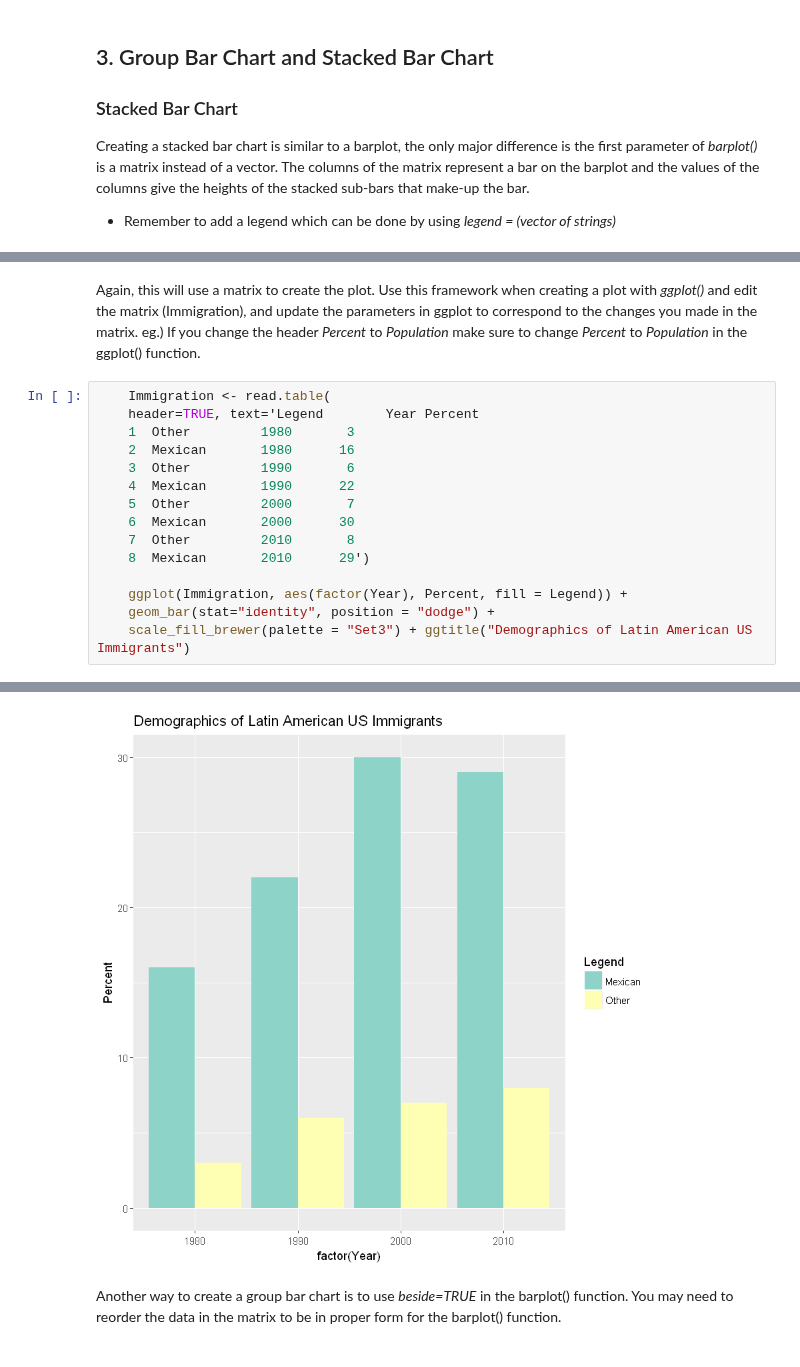
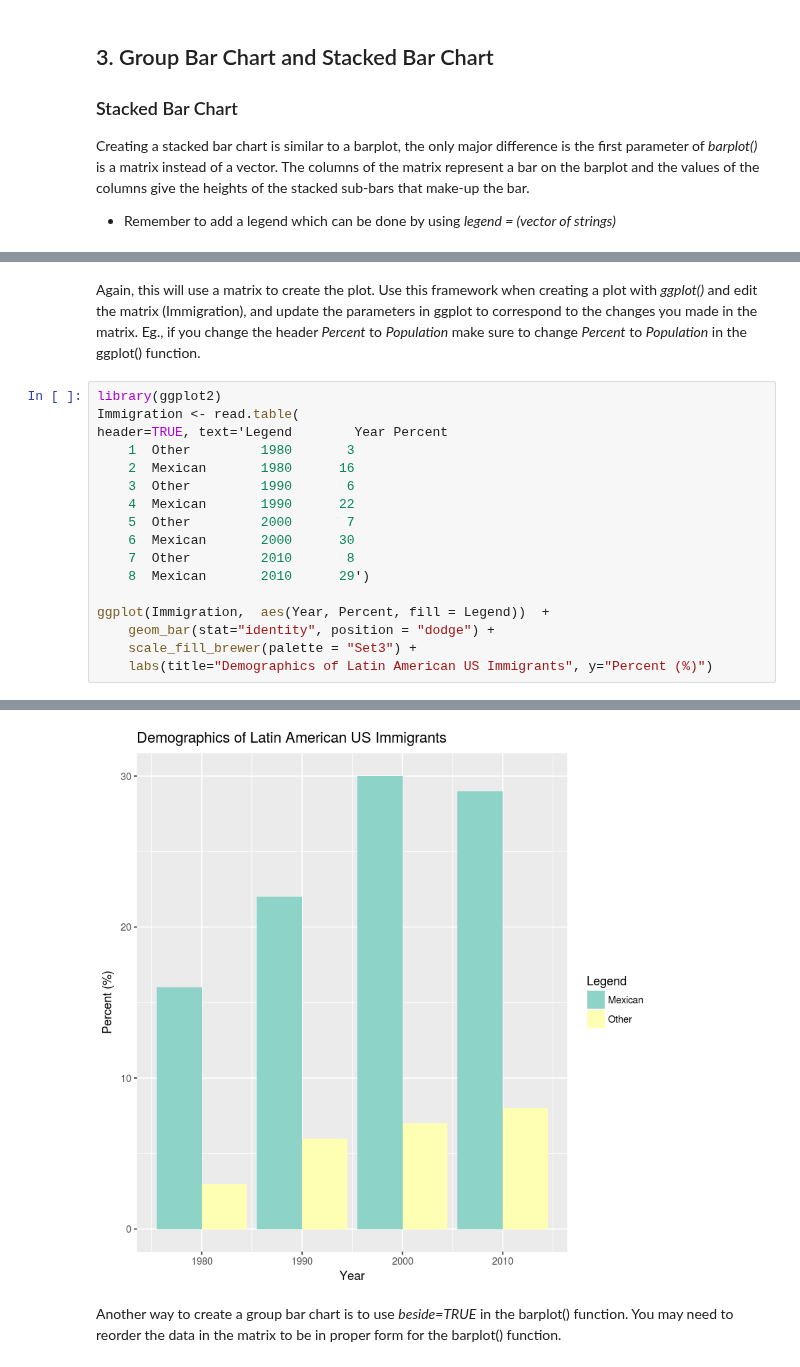
Before and after one commit to comp180/Tutorials, a Jupyter notebook: R/Data Visualization/(R)Data Visualization (Simple Charts).ipynb, the cells around one changed output, grey strips where cells are left out. Saved outputs shown, nothing was run; the diff lists cells and outputs as text.

```diff
--- a/R/Data Visualization/(R)Data Visualization (Simple Charts).ipynb
+++ b/R/Data Visualization/(R)Data Visualization (Simple Charts).ipynb
@@ -100,18 +95,20 @@ The downloaded binary packages are in
 # %% [markdown]
-Again, this will use a matrix to create the plot. Use this framework when creating a plot with *ggplot()* and edit the matrix (Immigration), and update the parameters in ggplot to correspond to the changes you made in the matrix. eg.) If you change the header *Percent* to *Population* make sure to change *Percent* to *Population* in the ggplot() function.
+Again, this will use a matrix to create the plot. Use this framework when creating a plot with *ggplot()* and edit the matrix (Immigration), and update the parameters in ggplot to correspond to the changes you made in the matrix. Eg., if you change the header *Percent* to *Population* make sure to change *Percent* to *Population* in the ggplot() function.
 # %%
-	Immigration <- read.table(
-  	header=TRUE, text='Legend        Year Percent
-  	1  Other         1980       3
-  	2  Mexican       1980      16
-  	3  Other         1990       6
-  	4  Mexican       1990      22
-  	5  Other         2000       7
-  	6  Mexican       2000      30
-  	7  Other         2010       8
-  	8  Mexican       2010      29')
+library(ggplot2)
+Immigration <- read.table(
+header=TRUE, text='Legend        Year Percent
+    1  Other         1980       3
+    2  Mexican       1980      16
+    3  Other         1990       6
+    4  Mexican       1990      22
+    5  Other         2000       7
+    6  Mexican       2000      30
+    7  Other         2010       8
+    8  Mexican       2010      29')
 
-	ggplot(Immigration, aes(factor(Year), Percent, fill = Legend)) +
-  	geom_bar(stat="identity", position = "dodge") +
-  	scale_fill_brewer(palette = "Set3") + ggtitle("Demographics of Latin American US Immigrants")
+ggplot(Immigration,  aes(Year, Percent, fill = Legend))  +
+    geom_bar(stat="identity", position = "dodge") +
+    scale_fill_brewer(palette = "Set3") +
+    labs(title="Demographics of Latin American US Immigrants", y="Percent (%)")
 # %% [output]
@@ -122,4 +115,4 @@ Warning message:
-[figure, old version]
+[figure, new version]
 # %% [markdown]
 Another way to create a group bar chart is to use *beside=TRUE* in the barplot() function. You may need to reorder the data in the matrix to be in proper form for the barplot() function.
 # %%
```
Also changed, not shown: parts of 7 cells of this notebook.
